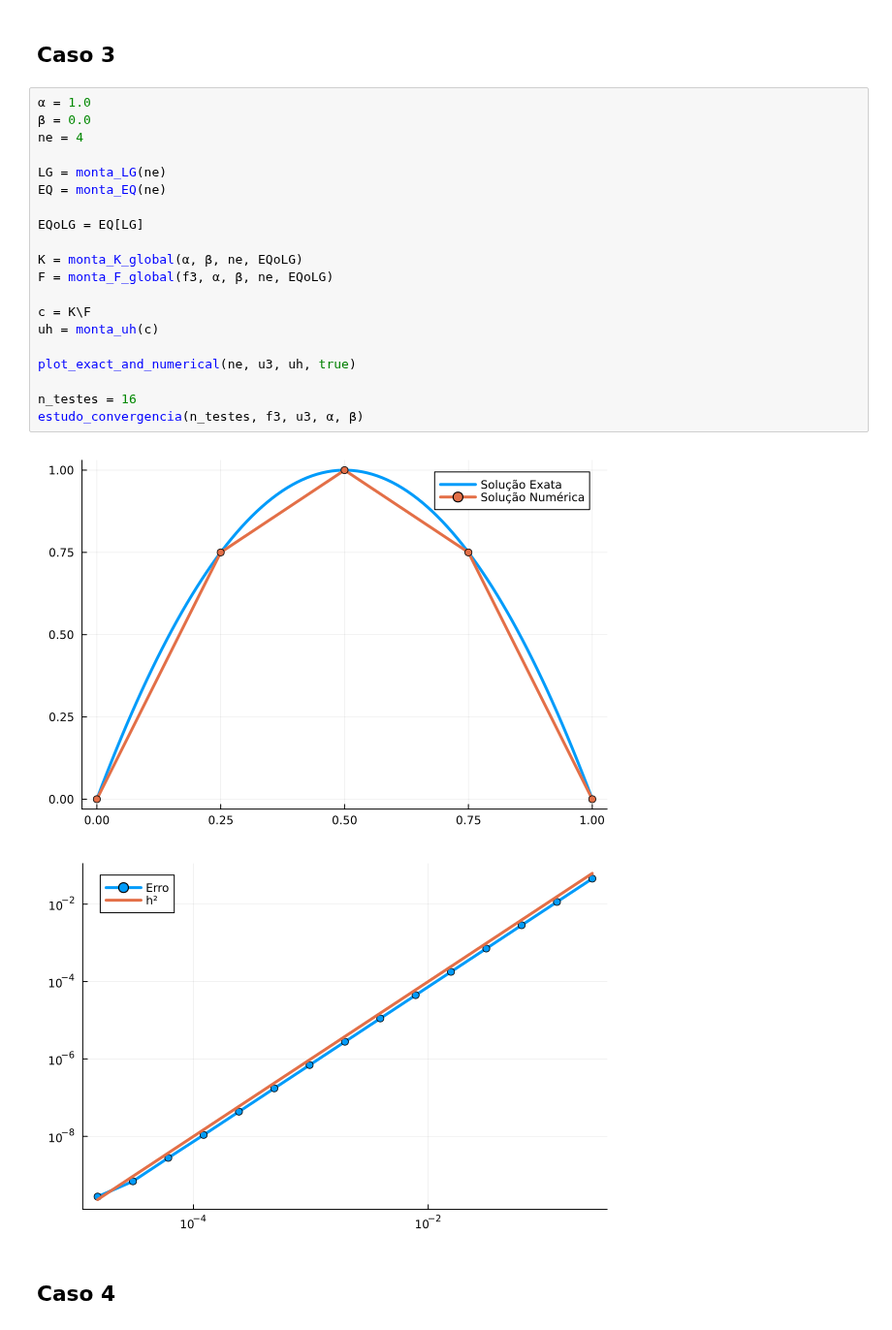
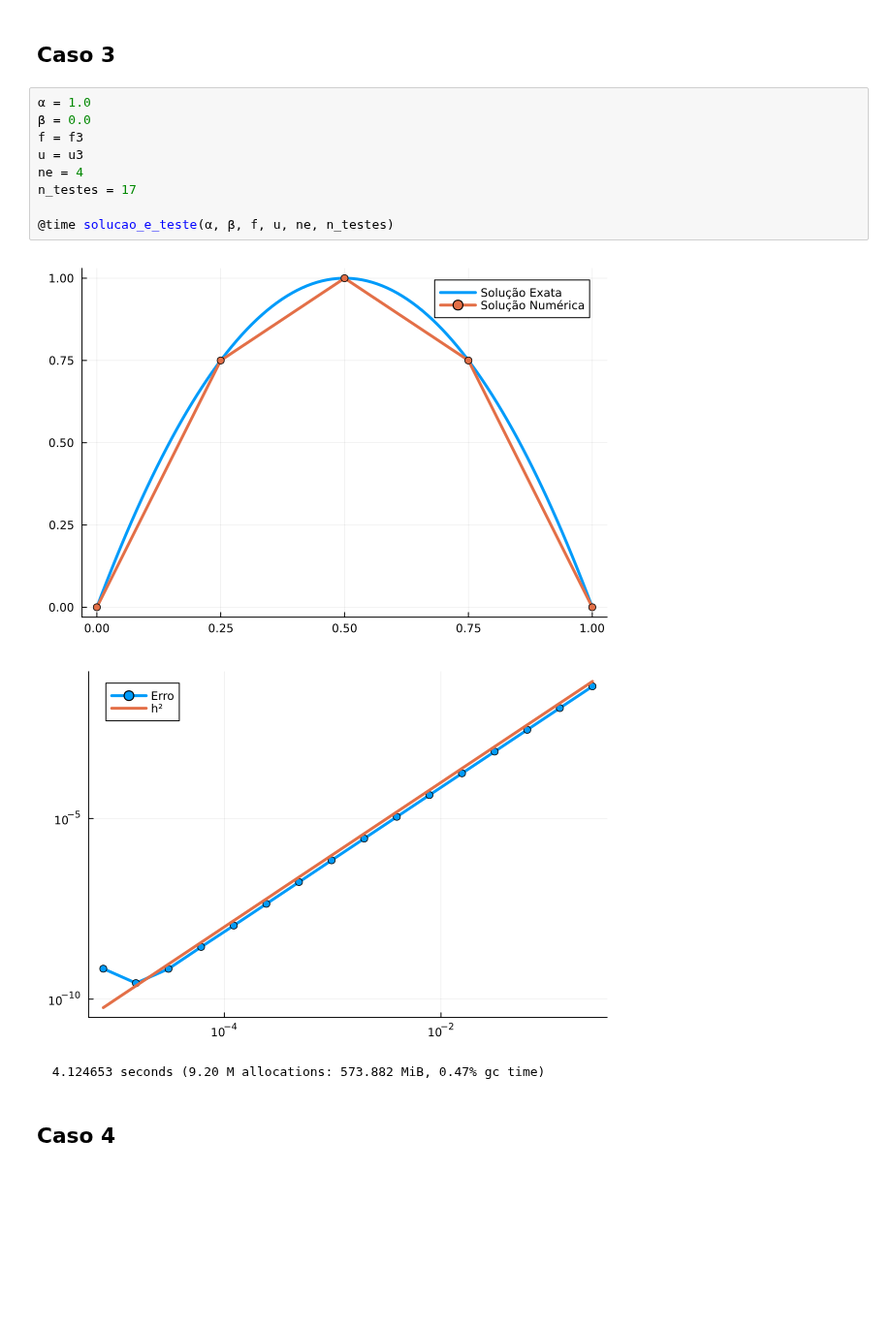
Before and after one commit to CarlosEduardoValladares/Elementos-Finitos-2024.2, a Jupyter notebook: elementos_finitos_02.ipynb, the cells around one changed output. Shown at 97% size. Cells and saved outputs as stored; diff of their text form; blank space fills up the shorter version.

```diff
--- a/elementos_finitos_02.ipynb
+++ b/elementos_finitos_02.ipynb
@@ -301,27 +301,17 @@ estudo_convergencia(n_testes, f2, u2, α, β)
 # %% [markdown]
 ## Caso 3
-# %%
-α = 1.0
-β = 0.0
-ne = 4
-
-LG = monta_LG(ne)
-EQ = monta_EQ(ne)
-
-EQoLG = EQ[LG]
-
-K = monta_K_global(α, β, ne, EQoLG)
-F = monta_F_global(f3, α, β, ne, EQoLG)
-
-c = K\F
-uh = monta_uh(c)
-
-plot_exact_and_numerical(ne, u3, uh, true)
-
-n_testes = 16
-estudo_convergencia(n_testes, f3, u3, α, β)
-# %% [output]
-[figure, removed]
-[figure, removed]
+# %%
+α = 1.0
+β = 0.0
+f = f3
+u = u3
+ne = 4
+n_testes = 17
+
+@time solucao_e_teste(α, β, f, u, ne, n_testes)
+# %% [output]
+[figure, added]
+[figure, added]
+  4.124653 seconds (9.20 M allocations: 573.882 MiB, 0.47% gc time)
 # %% [markdown]
 ## Caso 4
```
Also changed, not shown: parts of 9 cells of this notebook.
